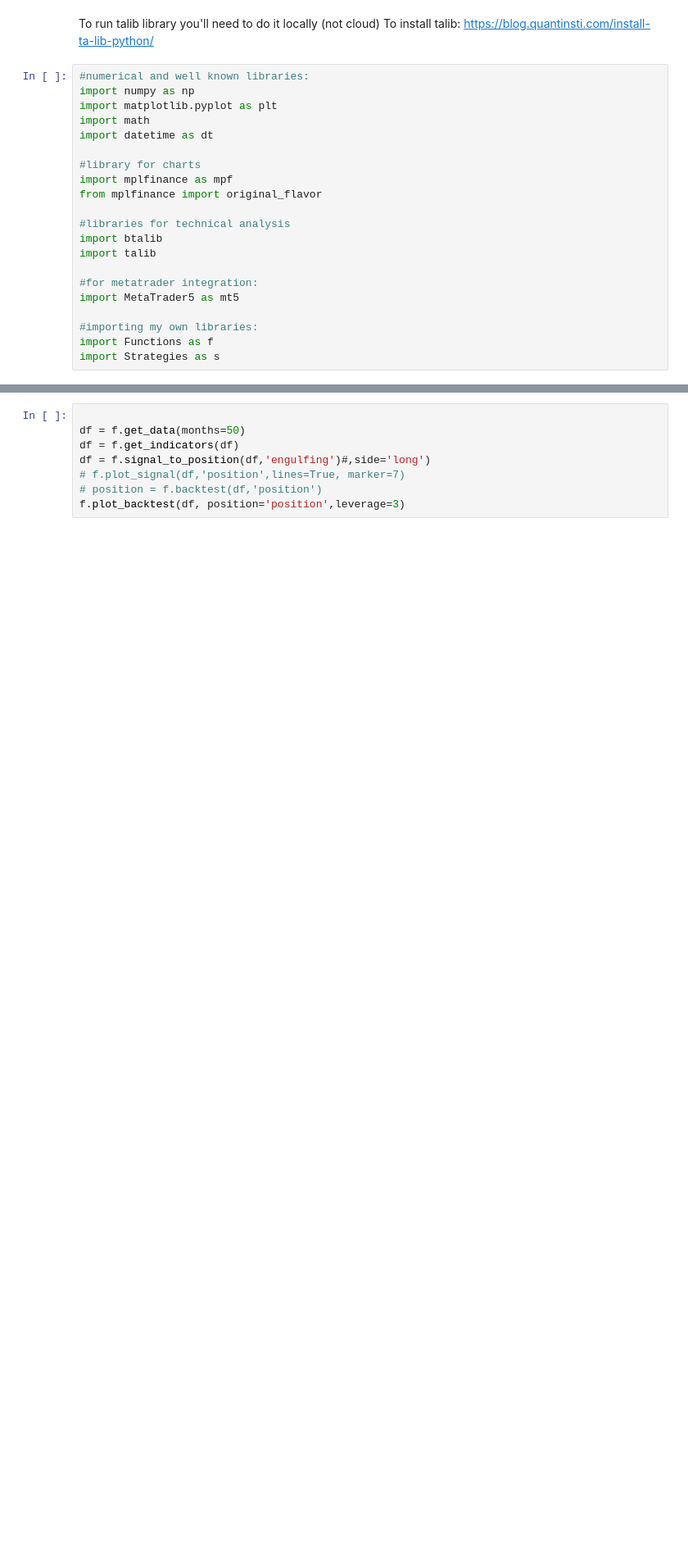
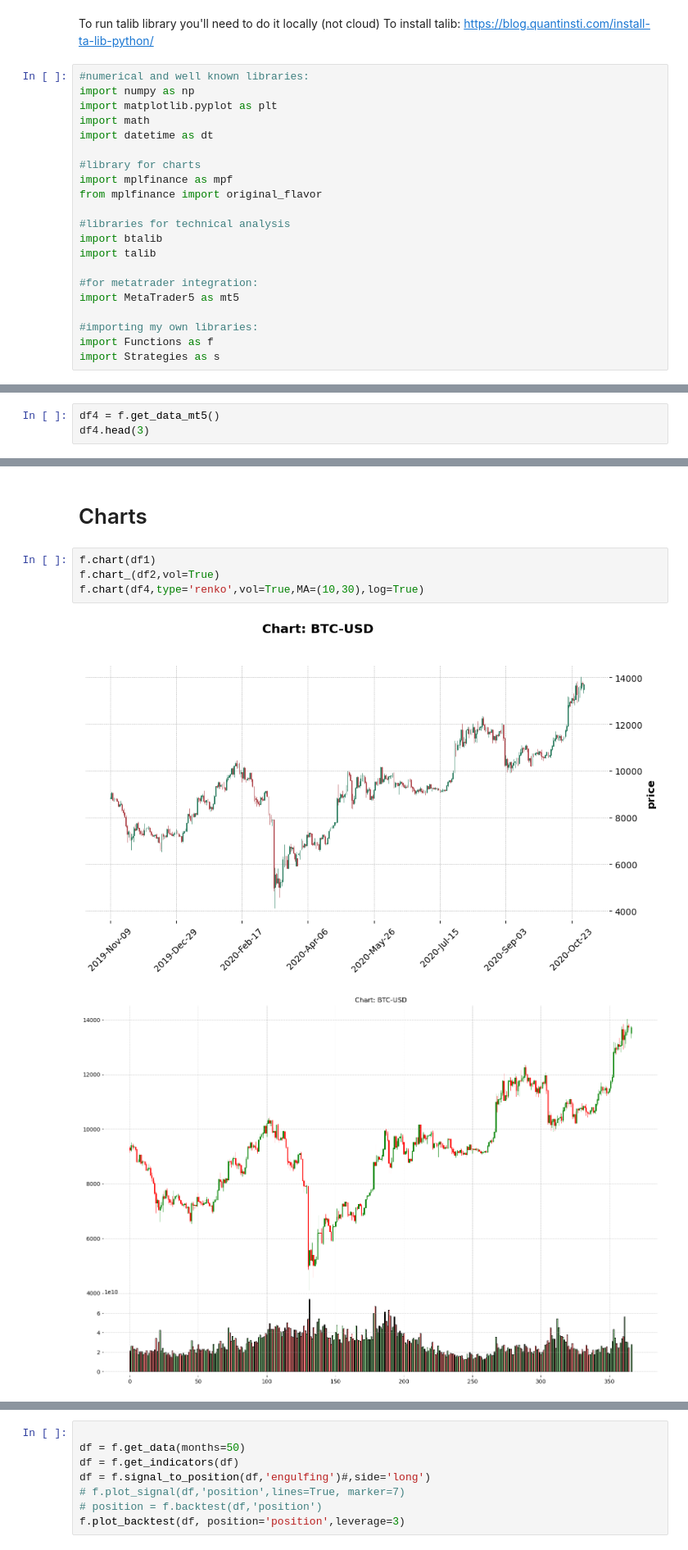
Before and after one commit to juanvalenciaen/AlgoTrader, a Jupyter notebook: Main/introduction.ipynb, the cells around one changed output, grey strips where cells are left out. Shown at 82% size. Saved outputs shown, nothing was run; the diff lists cells and outputs as text; blank space fills up the shorter version.

```diff
--- a/Main/introduction.ipynb
+++ b/Main/introduction.ipynb
@@ -56,0 +97,3 @@ Date
+# %%
+df4 = f.get_data_mt5()
+df4.head(3)
@@ -56,0 +134,9 @@ Date
+# %% [markdown]
+# Charts
+# %%
+f.chart(df1)
+f.chart_(df2,vol=True)
+f.chart(df4,type='renko',vol=True,MA=(10,30),log=True)
+# %% [output]
+[figure, added]
+[figure, added]
```
Also changed, not shown: parts of 16 cells of this notebook.
